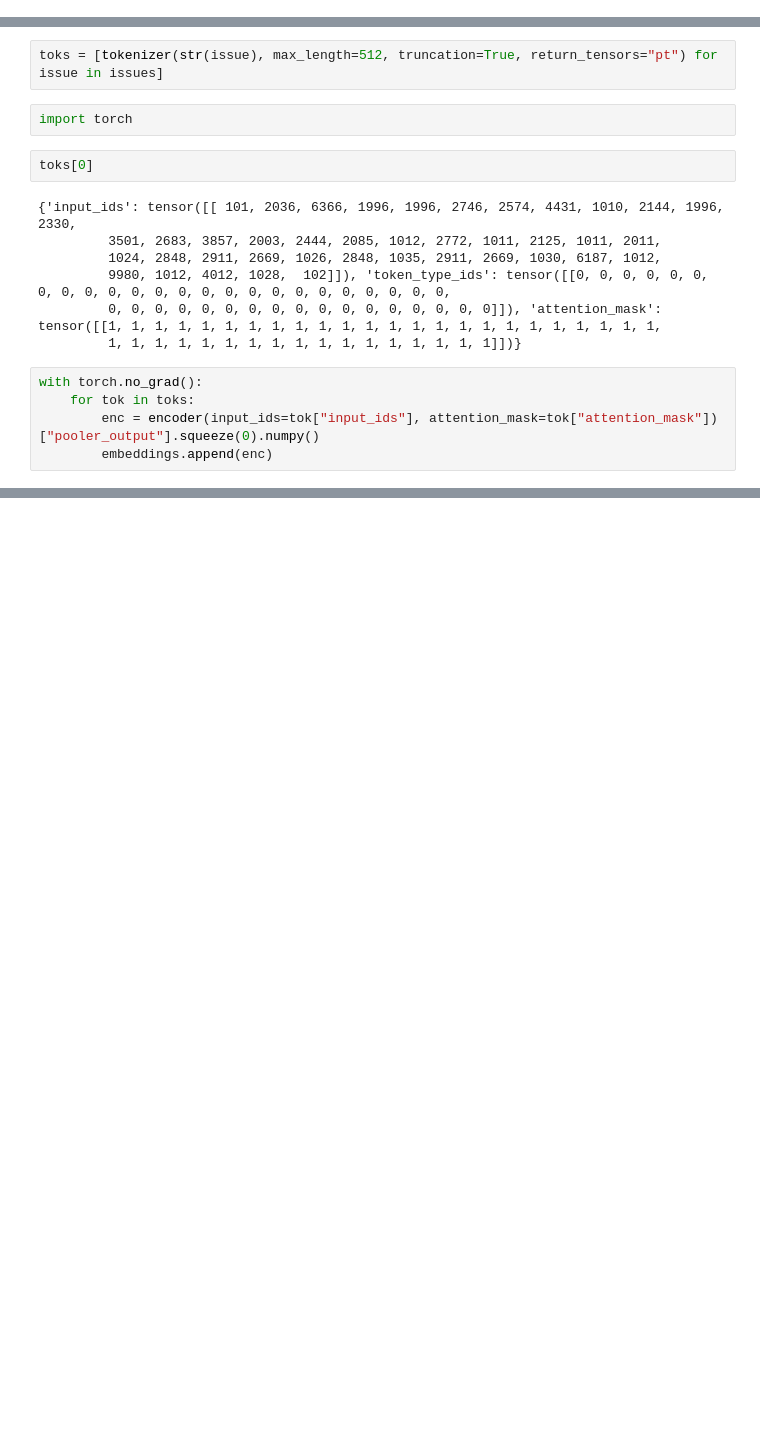
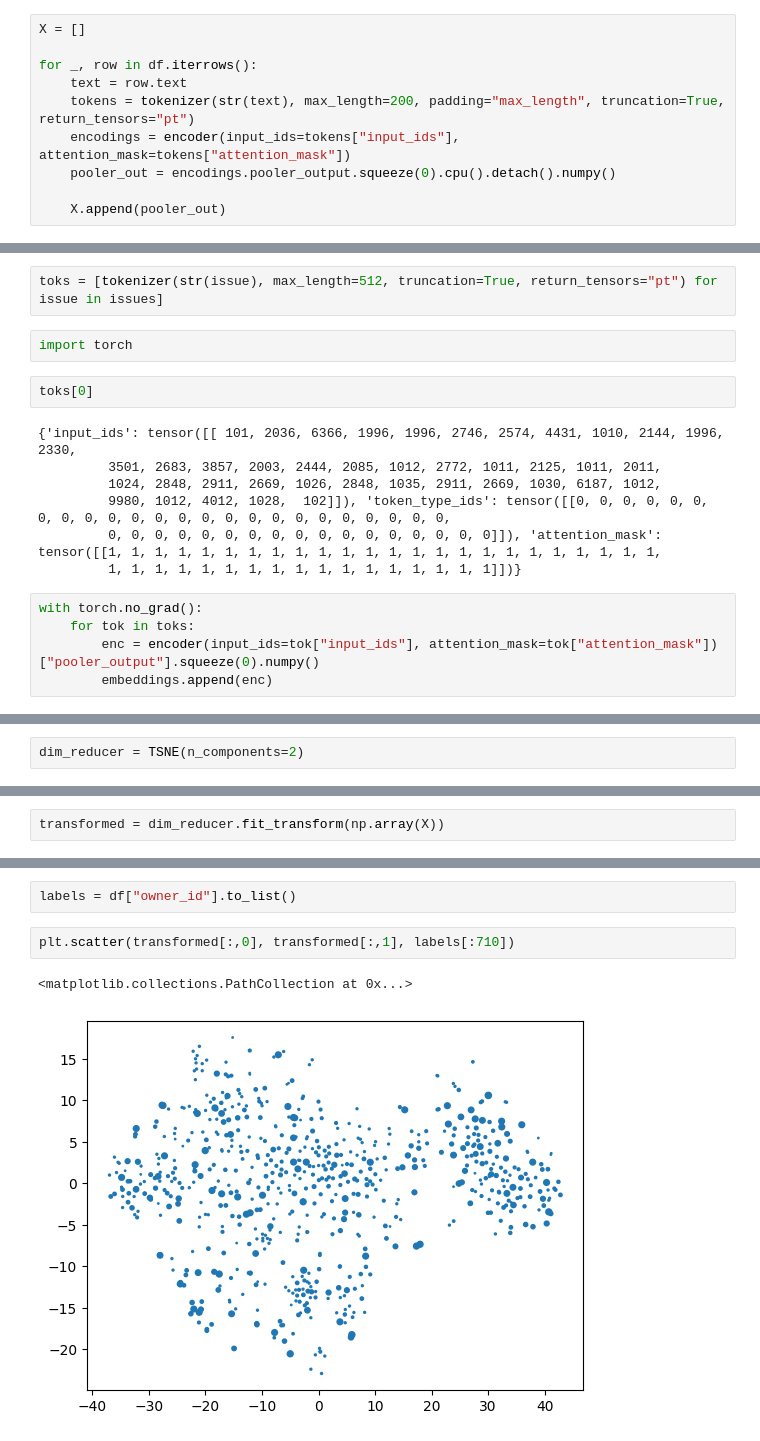
Before and after one commit to afifaniks/triagerX, a Jupyter notebook: notebook/experiment/clustering.ipynb, the cells around one changed output, grey strips where cells are left out. Drawn from its saved outputs; the diff is of its cells as text; blank space fills up the shorter version.

```diff
--- a/notebook/experiment/clustering.ipynb
+++ b/notebook/experiment/clustering.ipynb
@@ -45,0 +37,10 @@ embeddings = []
+# %%
+X = []
+
+for _, row in df.iterrows():
+    text = row.text
+    tokens = tokenizer(str(text), max_length=200, padding="max_length", truncation=True, return_tensors="pt")
+    encodings = encoder(input_ids=tokens["input_ids"], attention_mask=tokens["attention_mask"])
+    pooler_out = encodings.pooler_output.squeeze(0).cpu().detach().numpy()
+
+    X.append(pooler_out)
@@ -105,0 +129,2 @@ clustering_question(gg)
+# %%
+dim_reducer = TSNE(n_components=2)
@@ -105,0 +147,2 @@ clustering_question(gg)
+# %%
+transformed = dim_reducer.fit_transform(np.array(X))
@@ -105,0 +161,7 @@ clustering_question(gg)
+# %%
+labels = df["owner_id"].to_list()
+# %%
+plt.scatter(transformed[:,0], transformed[:,1], labels[:710])
+# %% [output]
+<matplotlib.collections.PathCollection at 0x...>
+[figure, added]
```
Also changed, not shown: parts of 30 cells of this notebook, 17 other files.
